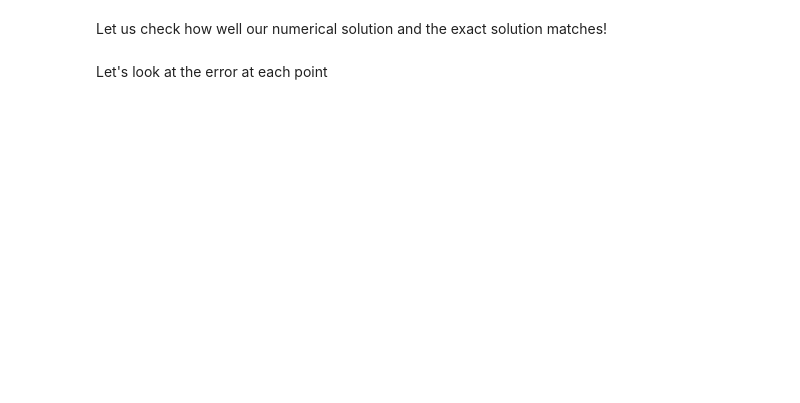
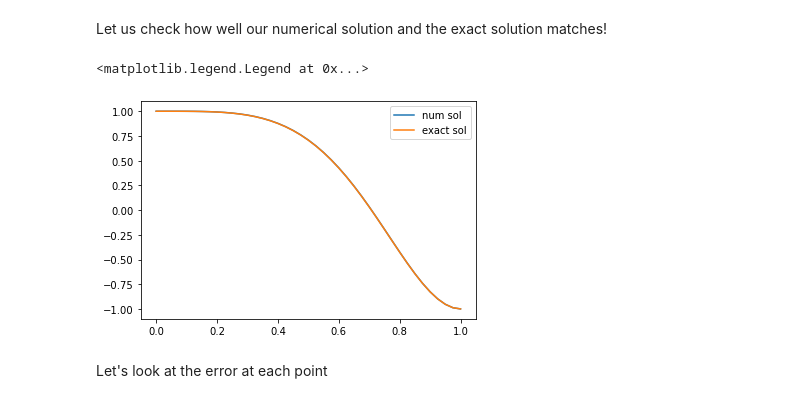
Before and after one commit to slashdotfield/ap155-1SAY2223, a Jupyter notebook: Sean Fortuna/Matrix methods and physics - Part I (lec).ipynb, the cells around one changed output. Drawn from its saved outputs; the diff is of its cells as text; code cells hidden in the pictures; blank space fills up the shorter version.

```diff
--- a/Sean Fortuna/Matrix methods and physics - Part I (lec).ipynb
+++ b/Sean Fortuna/Matrix methods and physics - Part I (lec).ipynb
@@ -166,4 +201,26 @@ This will be the model problem which we shall look at.
+# %%
+def f(x):
+    x2 = x*x
+    return - 2 * np.pi * np.sin(np.pi * x2) - 4 * np.pi * np.pi * x2 * np.cos(np.pi * x2)
+
+def sol(x):
+    return np.sin(np.pi * x * x + np.pi/2)
+
+xmin = 0
+xmax = 1
+a = 1
+b = -1
+n = 41
+x = np.linspace(xmin,xmax,n)
+phi = solve_Poisson(x,f,a,b)
 # %% [markdown]
 Let us check how well our numerical solution and the exact solution matches!
+# %%
+plt.plot(x, phi, label = 'num sol')
+plt.plot(x,sol(x), label= 'exact sol')
+plt.legend()
+# %% [output]
+<matplotlib.legend.Legend at 0x...>
+[figure, added]
 # %% [markdown]
 Let's look at the error at each point
```
Also changed, not shown: parts of 4 cells of this notebook, 2 other files.
